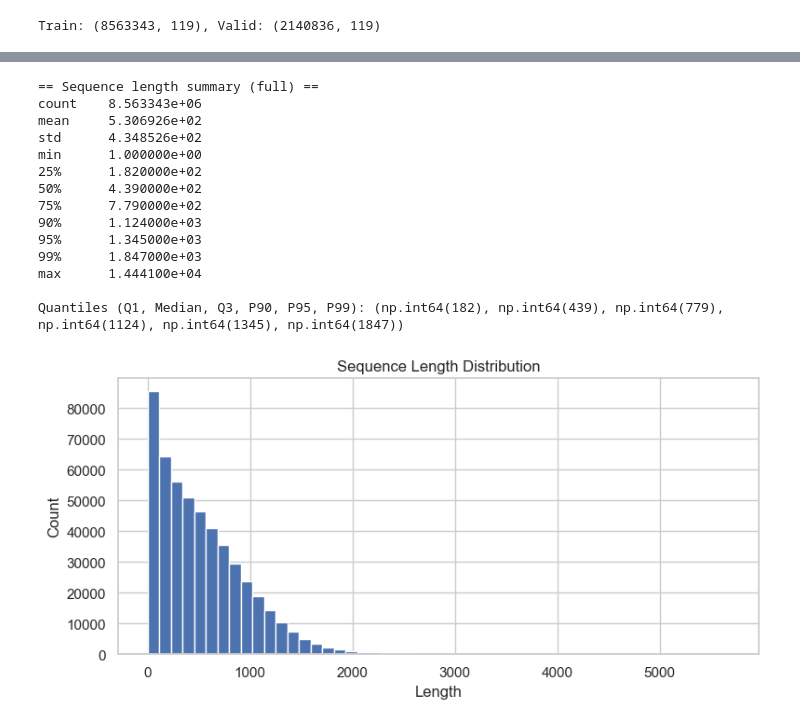
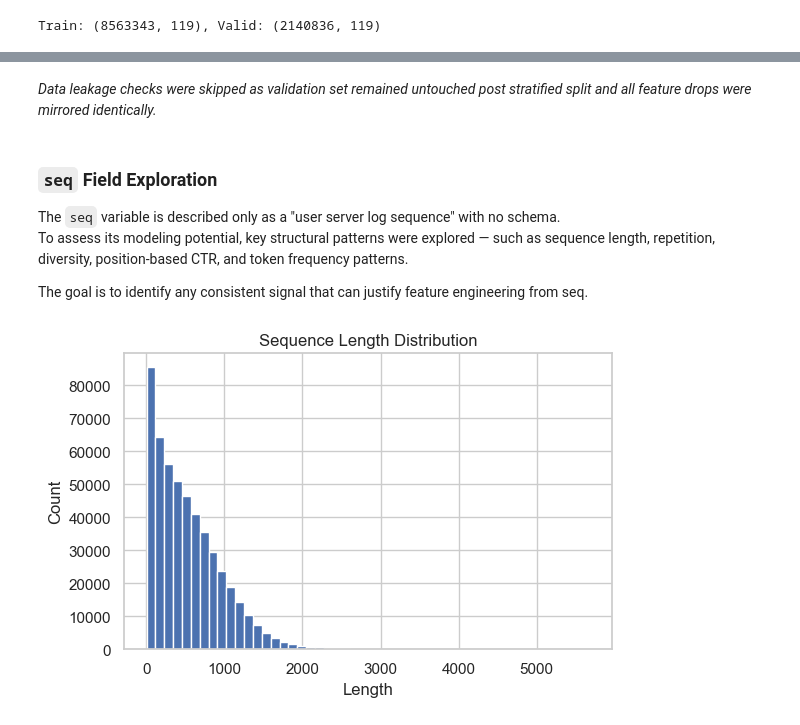
Before and after one commit to siahwang/ctr-click-prediction, a Jupyter notebook: notebooks/01_EDA.ipynb, the cells around one changed output, grey strips where cells are left out. Cells and saved outputs as stored; diff of their text form; code cells hidden in the pictures.

```diff
--- a/notebooks/01_EDA.ipynb
+++ b/notebooks/01_EDA.ipynb
@@ -1166,0 +751,8 @@ history_b_17 ↔ history_b_3: r=0.995, p=0.00e+00
+# %%
+# history_b_* features — summary, histograms, correlations
+
+# identify columns
+history_b_cols = [c for c in train_df.columns if c.startswith("history_b_")]
+
+# 1. summary table
+display(train_df[history_b_cols].describe().T)
@@ -1166,0 +777,18 @@ history_b_17 ↔ history_b_3: r=0.995, p=0.00e+00
+# %%
+# 2. histograms (3 per row)
+import matplotlib.pyplot as plt
+import seaborn as sns
+
+n = len(history_b_cols)
+ncols = 3
+nrows = (n + ncols - 1) // ncols
+fig, axes = plt.subplots(nrows=nrows, ncols=ncols, figsize=(12, 3 * nrows))
+axes = axes.flatten()
+
+for i, col in enumerate(history_b_cols):
+    sns.histplot(train_df[col], bins=30, kde=True, ax=axes[i])
+    axes[i].set_title(col)
+for j in range(i + 1, len(axes)):
+    axes[j].axis("off")
+plt.tight_layout()
+plt.show()
@@ -1400,57 +1007,45 @@ KeyError: 'history_b_3'
+# %% [markdown]
+*Data leakage checks were skipped as validation set remained untouched post stratified split and all feature drops were mirrored identically.*
+# %% [markdown]
+### `seq` Field Exploration
+
+The `seq` variable is described only as a "user server log sequence" with no schema.
+To assess its modeling potential, key structural patterns were explored — such as sequence length, repetition, diversity, position-based CTR, and token frequency patterns.
+
+The goal is to identify any consistent signal that can justify feature engineering from seq.
 # %%
 # EDA of 'seq' variable
-
 import pandas as pd
 import numpy as np
 import matplotlib.pyplot as plt
+
+pd.options.display.float_format = '{:.2f}'.format
 
 # Sanity checks: required columns must exist
 assert 'seq' in train_df.columns, "train_df must contain a 'seq' column."
 assert 'clicked' in train_df.columns, "train_df must contain a 'clicked' column."
 
 # 1) Filter out NA and compute sequence length on the full dataset
 df_seq = train_df[train_df['seq'].notna()].copy()
 
 # Sequence length = number of commas + 1 (defensive for empty strings)
 len_raw = df_seq['seq'].str.count(',').fillna(-1).astype('int64') + 1
 df_seq['seq_length'] = np.clip(len_raw, a_min=0, a_max=None)
 
-# 2) Full-dataset summary statistics (including percentiles)
-desc = df_seq['seq_length'].describe(percentiles=[.25, .5, .75, .90, .95, .99])
-print("== Sequence length summary (full) ==")
-print(desc.to_string())
-
-qs = df_seq['seq_length'].quantile([.25, .5, .75, .90, .95, .99]).astype(int)
-print("\nQuantiles (Q1, Median, Q3, P90, P95, P99):", tuple(qs.values))
-
-# 3) Histogram: sample only for plotting to avoid heavy rendering on very large data
+# 2) Histogram: sample only for plotting to avoid heavy rendering on very large data
 PLOT_SAMPLE_N = min(500_000, len(df_seq))  # adjust if you want fewer/more points in the plot
 plot_sample = (
     df_seq['seq_length'].sample(PLOT_SAMPLE_N, random_state=42)
     if len(df_seq) > PLOT_SAMPLE_N else
     df_seq['seq_length']
 )
 
-plt.figure(figsize=(8, 4))
+plt.figure(figsize=(6, 4))
 plt.hist(plot_sample, bins=50)
 plt.title("Sequence Length Distribution")
 plt.xlabel("Length")
 plt.ylabel("Count")
 plt.tight_layout()
 plt.show()
 # %% [output]
-== Sequence length summary (full) ==
-count    8.563343e+06
-mean     5.306926e+02
-std      4.348526e+02
-min      1.000000e+00
-25%      1.820000e+02
-50%      4.390000e+02
-75%      7.790000e+02
-90%      1.124000e+03
-95%      1.345000e+03
-99%      1.847000e+03
-max      1.444100e+04
-
-Quantiles (Q1, Median, Q3, P90, P95, P99): (np.int64(182), np.int64(439), np.int64(779), np.int64(1124), np.int64(1345), np.int64(1847))
-[figure, old version]
+[figure, new version]
```
Also changed, not shown: parts of 116 cells of this notebook, 1 other file.
